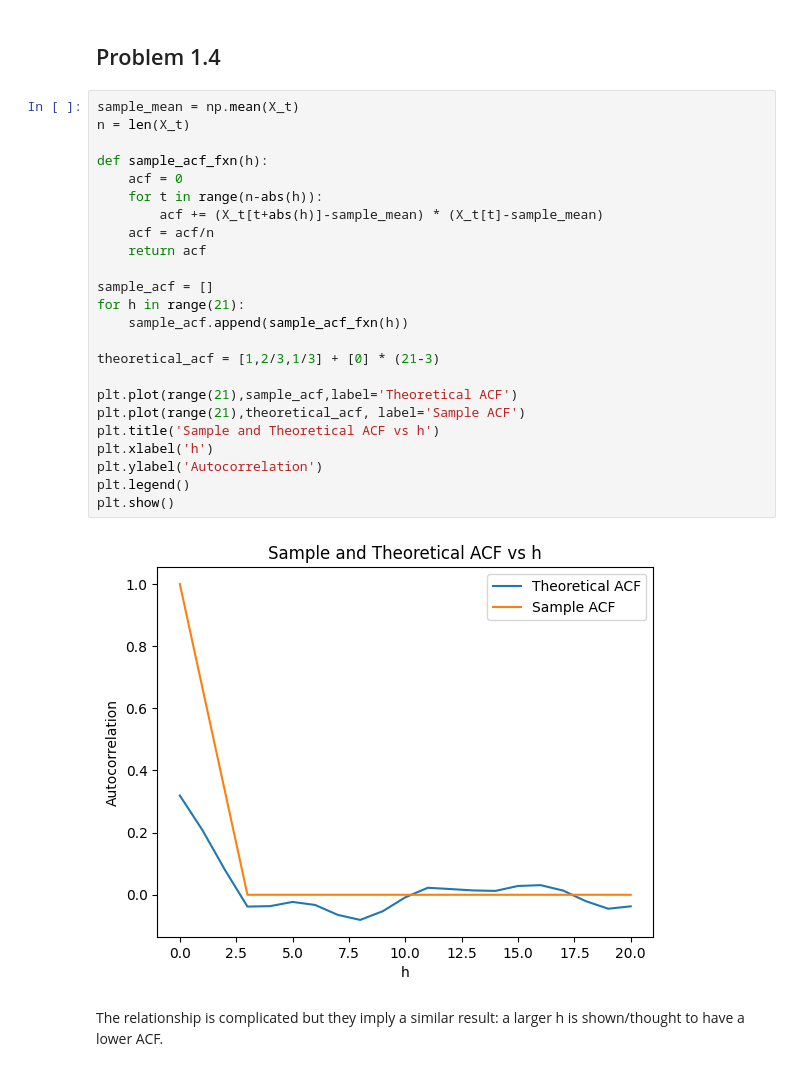
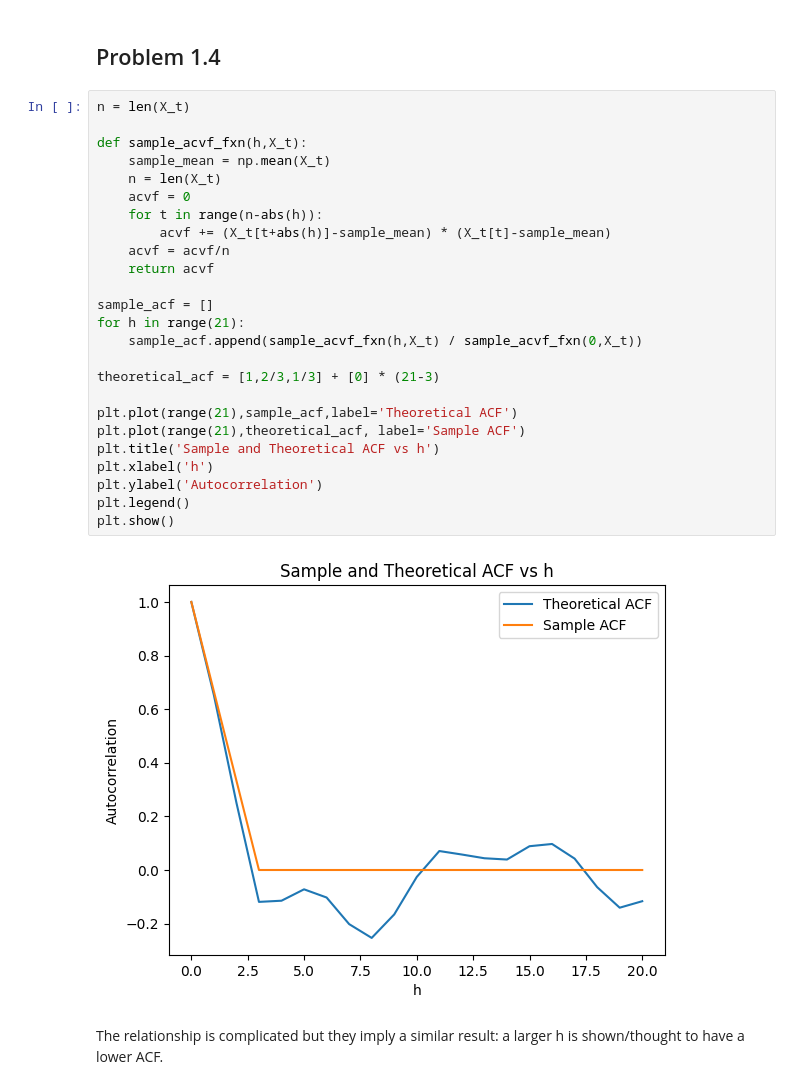
Before and after one commit to bwolfe0/Time_Series_PSTAT274, a Jupyter notebook: Lab_1/Lab1.ipynb, the cells around one changed output. Saved outputs shown, nothing was run; the diff lists cells and outputs as text.

Commit message:
Added problems 2/3, modified the acvf_function

```diff
--- a/Lab_1/Lab1.ipynb
+++ b/Lab_1/Lab1.ipynb
@@ -45,30 +45,31 @@ See PDF
 # %% [markdown]
 ## Problem 1.4
 # %%
-sample_mean = np.mean(X_t)
 n = len(X_t)
 
-def sample_acf_fxn(h):
-    acf = 0
+def sample_acvf_fxn(h,X_t):
+    sample_mean = np.mean(X_t)
+    n = len(X_t)
+    acvf = 0
     for t in range(n-abs(h)):
-        acf += (X_t[t+abs(h)]-sample_mean) * (X_t[t]-sample_mean)
-    acf = acf/n
-    return acf
+        acvf += (X_t[t+abs(h)]-sample_mean) * (X_t[t]-sample_mean)
+    acvf = acvf/n
+    return acvf
 
 sample_acf = []
 for h in range(21):
-    sample_acf.append(sample_acf_fxn(h))
+    sample_acf.append(sample_acvf_fxn(h,X_t) / sample_acvf_fxn(0,X_t))
 
 theoretical_acf = [1,2/3,1/3] + [0] * (21-3)
 
 plt.plot(range(21),sample_acf,label='Theoretical ACF')
 plt.plot(range(21),theoretical_acf, label='Sample ACF')
 plt.title('Sample and Theoretical ACF vs h')
 plt.xlabel('h')
 plt.ylabel('Autocorrelation')
 plt.legend()
 plt.show()
 # %% [output]
-[figure, old version]
+[figure, new version]
 # %% [markdown]
 The relationship is complicated but they imply a similar result: a larger h is shown/thought to have a lower ACF.
```
Also changed, not shown: parts of 10 cells of this notebook.
